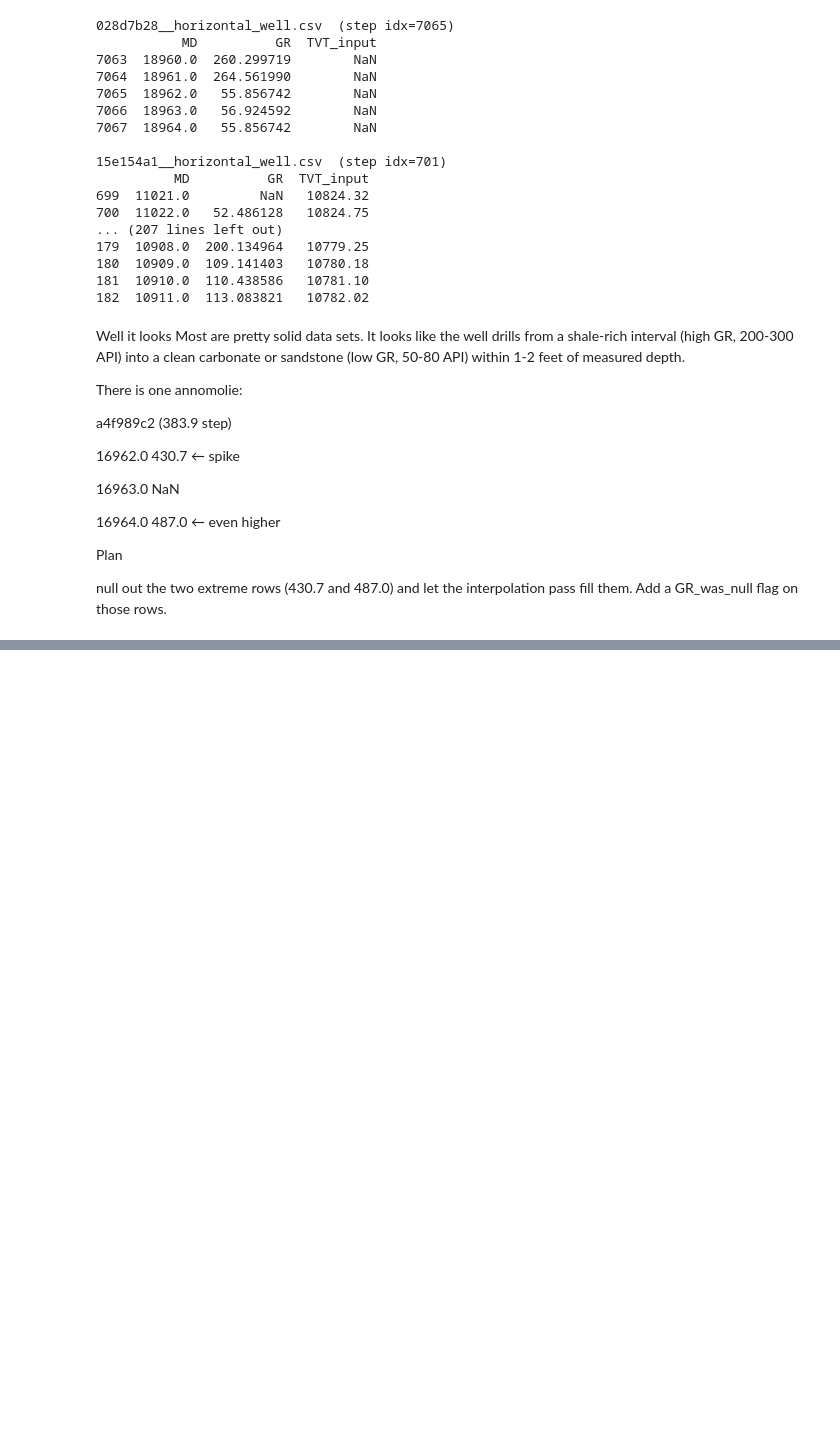
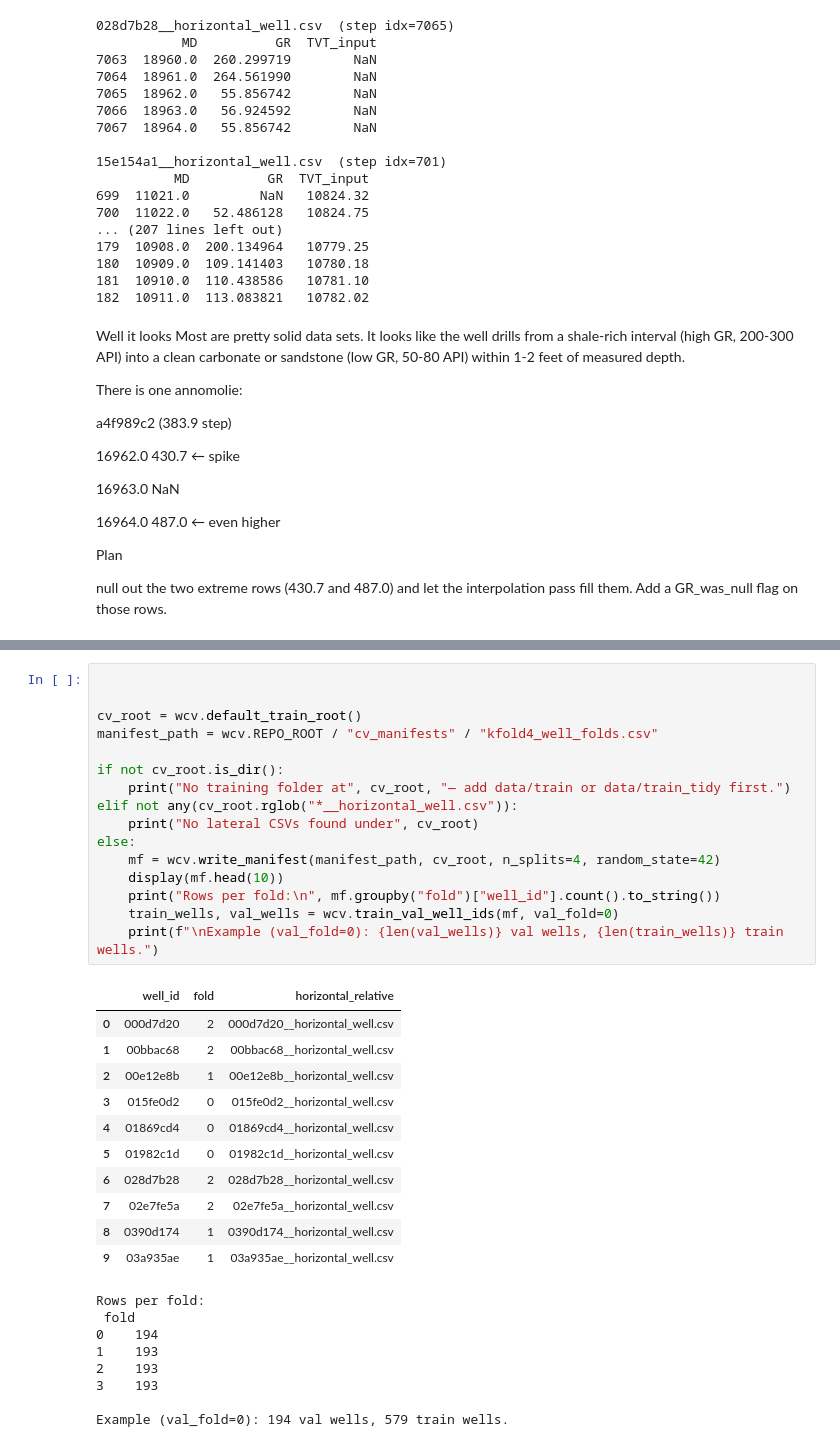
Before and after one commit to IsomorphicAlgo/Depth-Charge---Wellbore-Geology-Competition, a Jupyter notebook: wellbore_report.ipynb, the cells around one changed output, grey strips where cells are left out. Cells and saved outputs as stored; diff of their text form; blank space fills up the shorter version.

```diff
--- a/wellbore_report.ipynb
+++ b/wellbore_report.ipynb
@@ -865,0 +907,36 @@ LightGBM, something simpler like a ridge/lasso baseline
+# %%
+
+
+cv_root = wcv.default_train_root()
+manifest_path = wcv.REPO_ROOT / "cv_manifests" / "kfold4_well_folds.csv"
+
+if not cv_root.is_dir():
+    print("No training folder at", cv_root, "— add data/train or data/train_tidy first.")
+elif not any(cv_root.rglob("*__horizontal_well.csv")):
+    print("No lateral CSVs found under", cv_root)
+else:
+    mf = wcv.write_manifest(manifest_path, cv_root, n_splits=4, random_state=42)
+    display(mf.head(10))
+    print("Rows per fold:\n", mf.groupby("fold")["well_id"].count().to_string())
+    train_wells, val_wells = wcv.train_val_well_ids(mf, val_fold=0)
+    print(f"\nExample (val_fold=0): {len(val_wells)} val wells, {len(train_wells)} train wells.")
+# %% [output]
+|  | well_id | fold | horizontal_relative |
+| 0 | 000d7d20 | 2 | 000d7d20__horizontal_well.csv |
+| 1 | 00bbac68 | 2 | 00bbac68__horizontal_well.csv |
+| 2 | 00e12e8b | 1 | 00e12e8b__horizontal_well.csv |
+| 3 | 015fe0d2 | 0 | 015fe0d2__horizontal_well.csv |
+| 4 | 01869cd4 | 0 | 01869cd4__horizontal_well.csv |
+| 5 | 01982c1d | 0 | 01982c1d__horizontal_well.csv |
+| 6 | 028d7b28 | 2 | 028d7b28__horizontal_well.csv |
+| 7 | 02e7fe5a | 2 | 02e7fe5a__horizontal_well.csv |
+| 8 | 0390d174 | 1 | 0390d174__horizontal_well.csv |
+| 9 | 03a935ae | 1 | 03a935ae__horizontal_well.csv |
+Rows per fold:
+ fold
+0    194
+1    193
+2    193
+3    193
+
+Example (val_fold=0): 194 val wells, 579 train wells.
```
Also changed, not shown: parts of 18 cells of this notebook, 7 other files.
